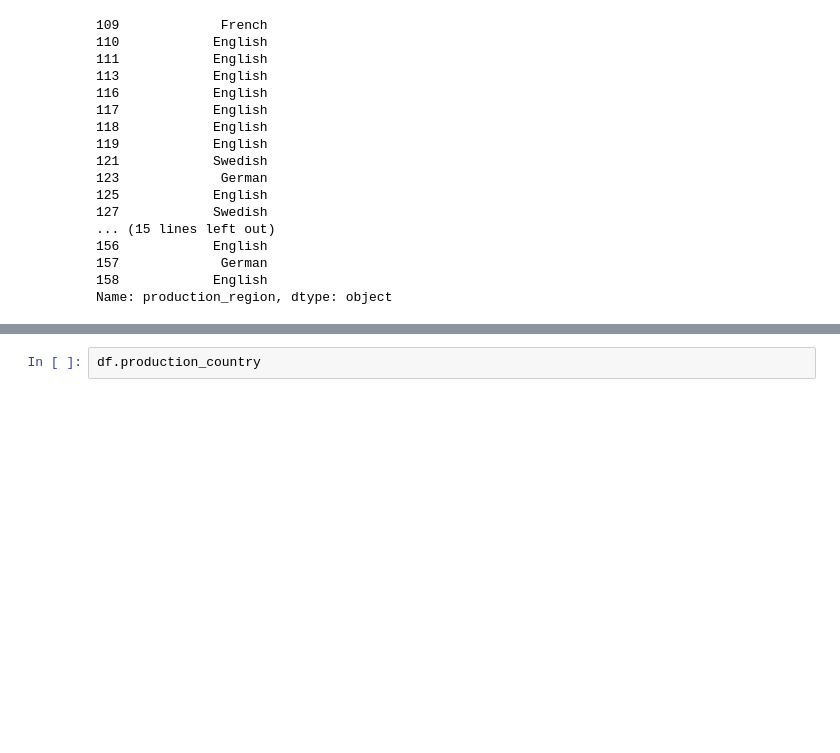
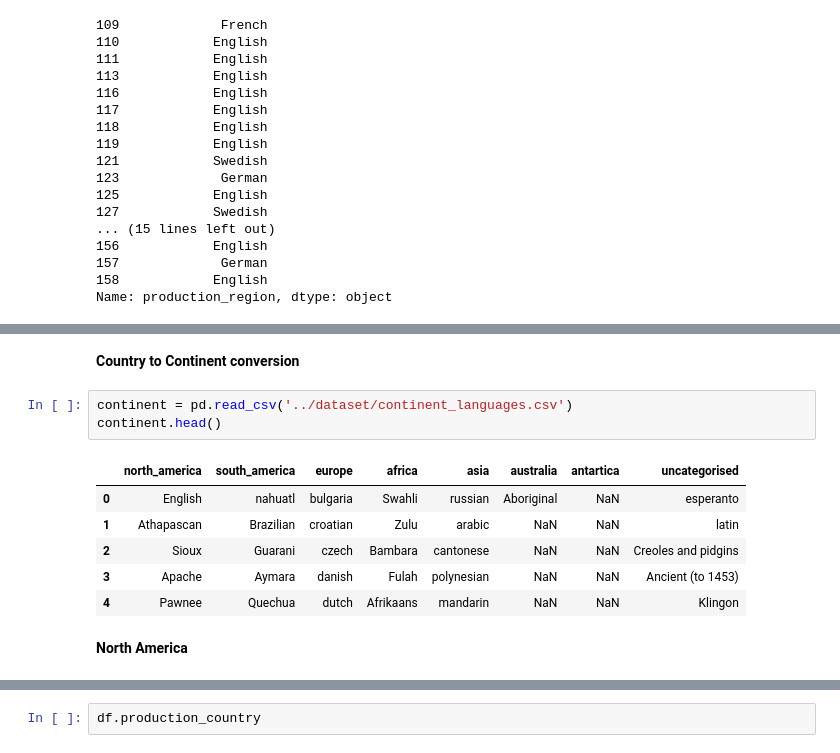
Before and after one commit to LennartKeller/SubtitleClustering, a Jupyter notebook: notebooks/Diana_ClusteringProdRegion.ipynb, the cells around one changed output, grey strips where cells are left out. Drawn from its saved outputs; the diff is of its cells as text; blank space fills up the shorter version.

```diff
--- a/notebooks/Diana_ClusteringProdRegion.ipynb
+++ b/notebooks/Diana_ClusteringProdRegion.ipynb
@@ -238,0 +259,14 @@ Number of countries mentioned in the Dataset:  16615
+# %% [markdown]
+**Country to Continent conversion**
+# %%
+continent = pd.read_csv('../dataset/continent_languages.csv')
+continent.head()
+# %% [output]
+|  | north_america | south_america | europe | africa | asia | australia | antartica | uncategorised |
+| 0 | English | nahuatl | bulgaria | Swahli | russian | Aboriginal | NaN | esperanto |
+| 1 | Athapascan | Brazilian | croatian | Zulu | arabic | NaN | NaN | latin |
+| 2 | Sioux | Guarani | czech | Bambara | cantonese | NaN | NaN | Creoles and pidgins |
+| 3 | Apache | Aymara | danish | Fulah | polynesian | NaN | NaN | Ancient (to 1453) |
+| 4 | Pawnee | Quechua | dutch | Afrikaans | mandarin | NaN | NaN | Klingon |
+# %% [markdown]
+**North America**
```
Also changed, not shown: parts of 40 cells of this notebook, 1 other file.
